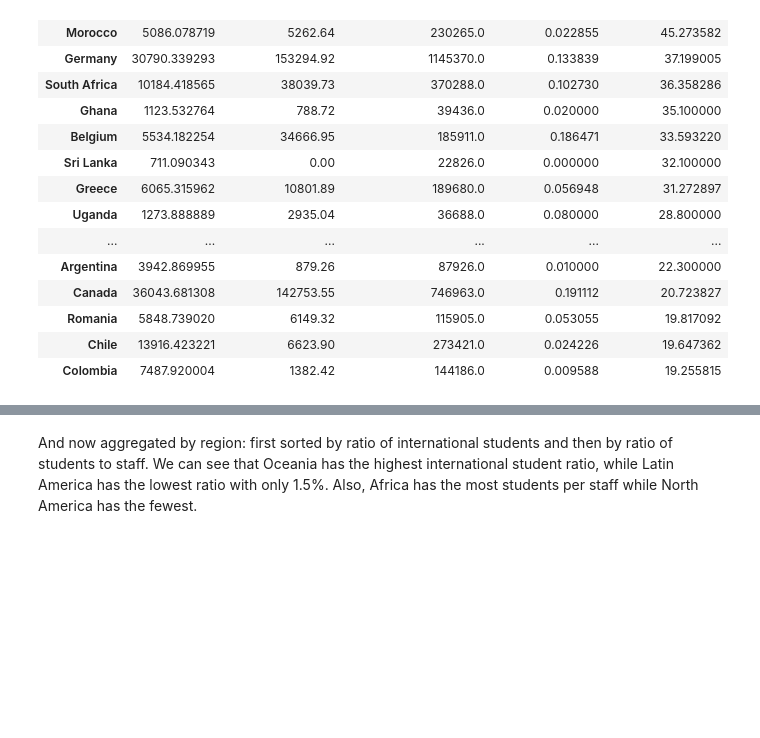
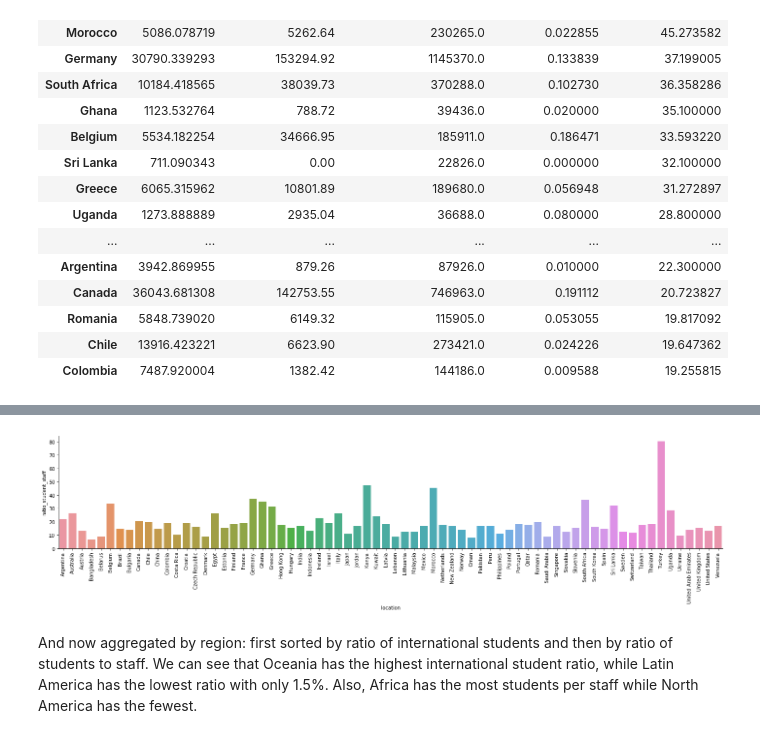
Before and after one commit to odorgergo/ada-rag, a Jupyter notebook: HW2/THE_Data.ipynb, the cells around one changed output, grey strips where cells are left out. Cells and saved outputs as stored; diff of their text form; code cells hidden in the pictures; blank space fills up the shorter version.

```diff
--- a/HW2/THE_Data.ipynb
+++ b/HW2/THE_Data.ipynb
@@ -240,3 +262,9 @@ ranking_aggregated_country.sort_values(ascending=False, by='ratio_student_staff'
+# %%
+ax = sns.factorplot(kind = 'bar', x="location", y="ratio_student_staff", data=ranking_aggregated_country.reset_index(), aspect=5)
+plt.xticks(rotation=90)
+plt.show(ax)
+# %% [output]
+[figure, added]
 # %% [markdown]
 And now aggregated by region: first sorted by ratio of international students and then by ratio of students to staff. We can see that Oceania has the highest international student ratio, while Latin America has the lowest ratio with only 1.5%. Also, Africa has the most students per staff while North America has the fewest.
 # %%
```
Also changed, not shown: parts of 8 cells of this notebook.
